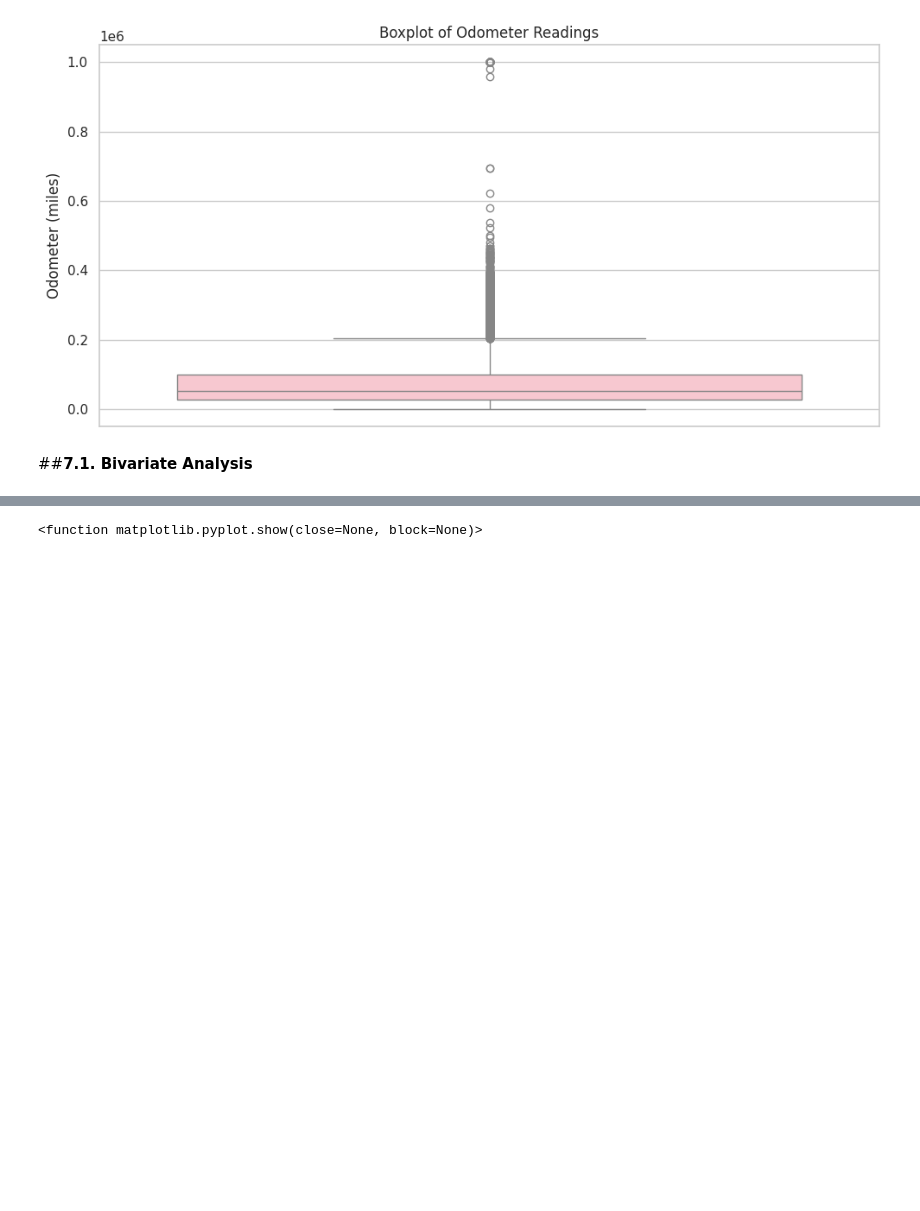
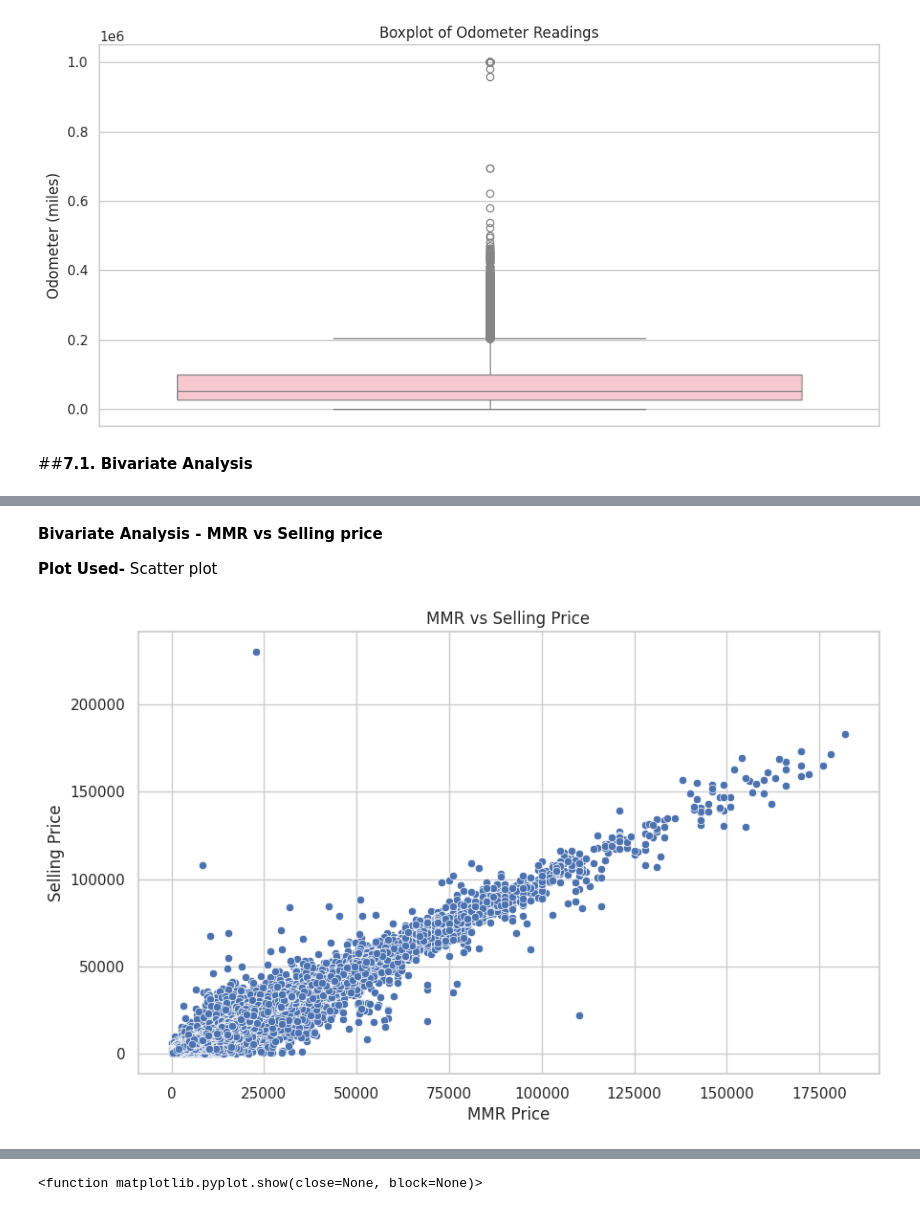
Before and after one commit to Sagarjain93/car_prices, a Jupyter notebook: car_prices.ipynb, the cells around one changed output, grey strips where cells are left out. Drawn from its saved outputs; the diff is of its cells as text; code cells hidden in the pictures; blank space fills up the shorter version.

```diff
--- a/car_prices.ipynb
+++ b/car_prices.ipynb
@@ -630,0 +684,18 @@ plt.show()
+# %% [markdown]
+**Bivariate Analysis - MMR vs Selling price**
+
+**Plot Used-**  Scatter plot
+# %%
+import seaborn as sns
+import matplotlib.pyplot as plt
+
+# Assuming your dataframe is called df with 'mmr' and 'sp' columns
+
+plt.figure(figsize=(10,6))
+sns.scatterplot(x='mmr', y='sellingprice', data=df)
+plt.title('MMR vs Selling Price')
+plt.xlabel('MMR Price')
+plt.ylabel('Selling Price')
+plt.show()
+# %% [output]
+[figure, added]
```
Also changed, not shown: parts of 26 cells of this notebook.
